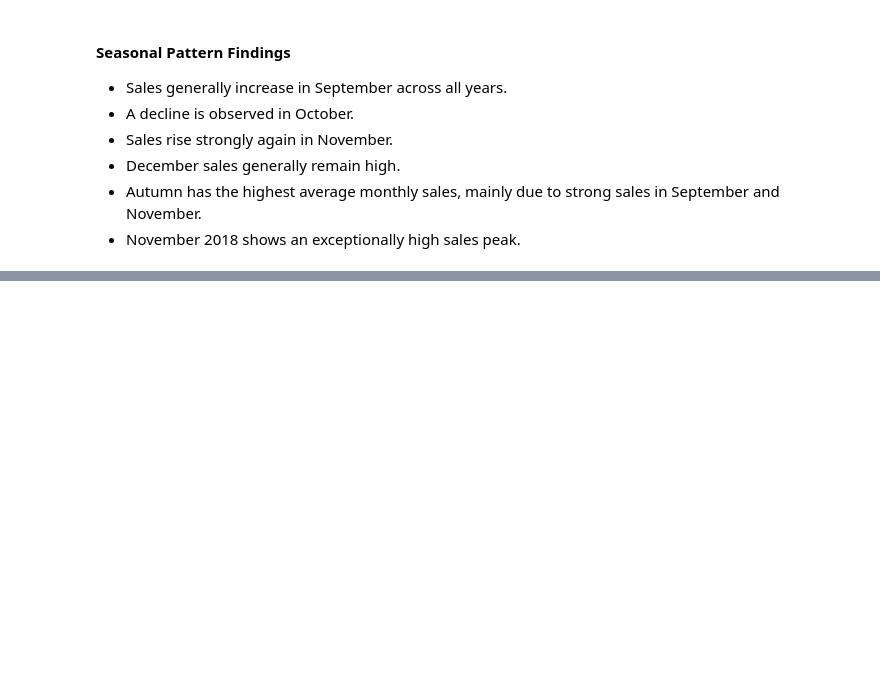
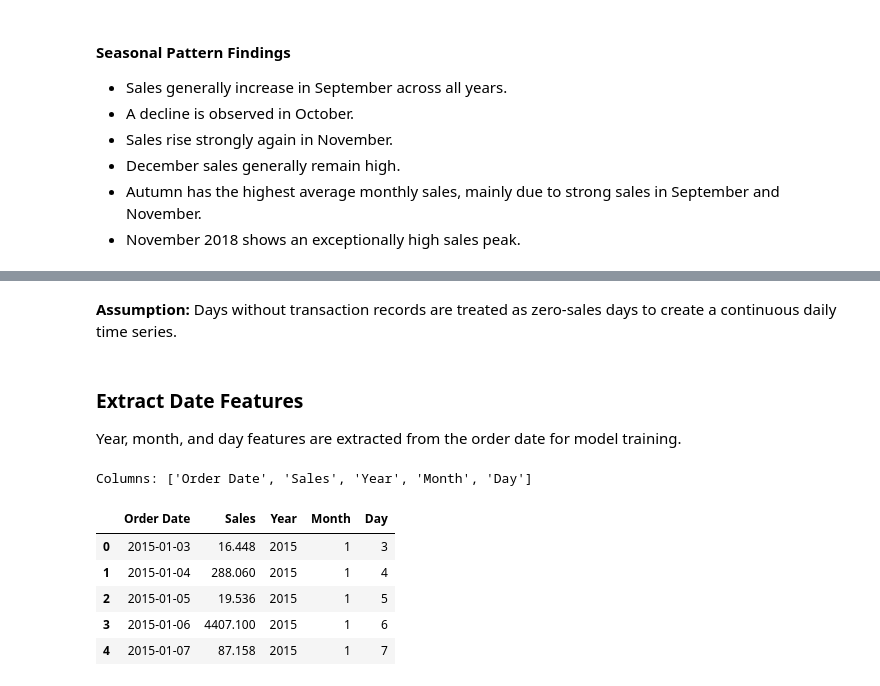
Before and after one commit to Ardatatl33/Sales_forecasting_System, a Jupyter notebook: notebooks/sales_forecasting.ipynb, the cells around one changed output, grey strips where cells are left out. Saved outputs shown, nothing was run; the diff lists cells and outputs as text; code cells hidden in the pictures; blank space fills up the shorter version.

Commit message:
notebook: create daily sales features for modeling

```diff
--- a/notebooks/sales_forecasting.ipynb
+++ b/notebooks/sales_forecasting.ipynb
@@ -341,0 +348,14 @@ plt.show()
+# %%
+daily_sales = (
+    df.resample("D", on="Order Date")["Sales"]
+    .sum()
+    .reset_index()
+)
+
+print("Number of days:", daily_sales.shape[0])
+print(
+    "Days with zero sales:",
+    (daily_sales["Sales"] == 0).sum()
+)
+
+daily_sales.sort_values(by="Sales",ascending=False).head()
@@ -341,0 +371,22 @@ plt.show()
+# %% [markdown]
+**Assumption:** Days without transaction records are treated as zero-sales days to create a continuous daily time series.
+# %% [markdown]
+### Extract Date Features
+
+Year, month, and day features are extracted from the order date for model training.
+# %%
+daily_sales["Year"] = daily_sales["Order Date"].dt.year
+daily_sales["Month"] = daily_sales["Order Date"].dt.month
+daily_sales["Day"] = daily_sales["Order Date"].dt.day
+
+print("Columns:", daily_sales.columns.tolist())
+
+daily_sales.head()
+# %% [output]
+Columns: ['Order Date', 'Sales', 'Year', 'Month', 'Day']
+|  | Order Date | Sales | Year | Month | Day |
+| 0 | 2015-01-03 | 16.448 | 2015 | 1 | 3 |
+| 1 | 2015-01-04 | 288.060 | 2015 | 1 | 4 |
+| 2 | 2015-01-05 | 19.536 | 2015 | 1 | 5 |
+| 3 | 2015-01-06 | 4407.100 | 2015 | 1 | 6 |
+| 4 | 2015-01-07 | 87.158 | 2015 | 1 | 7 |
```
Also changed, not shown: parts of 2 cells of this notebook.
